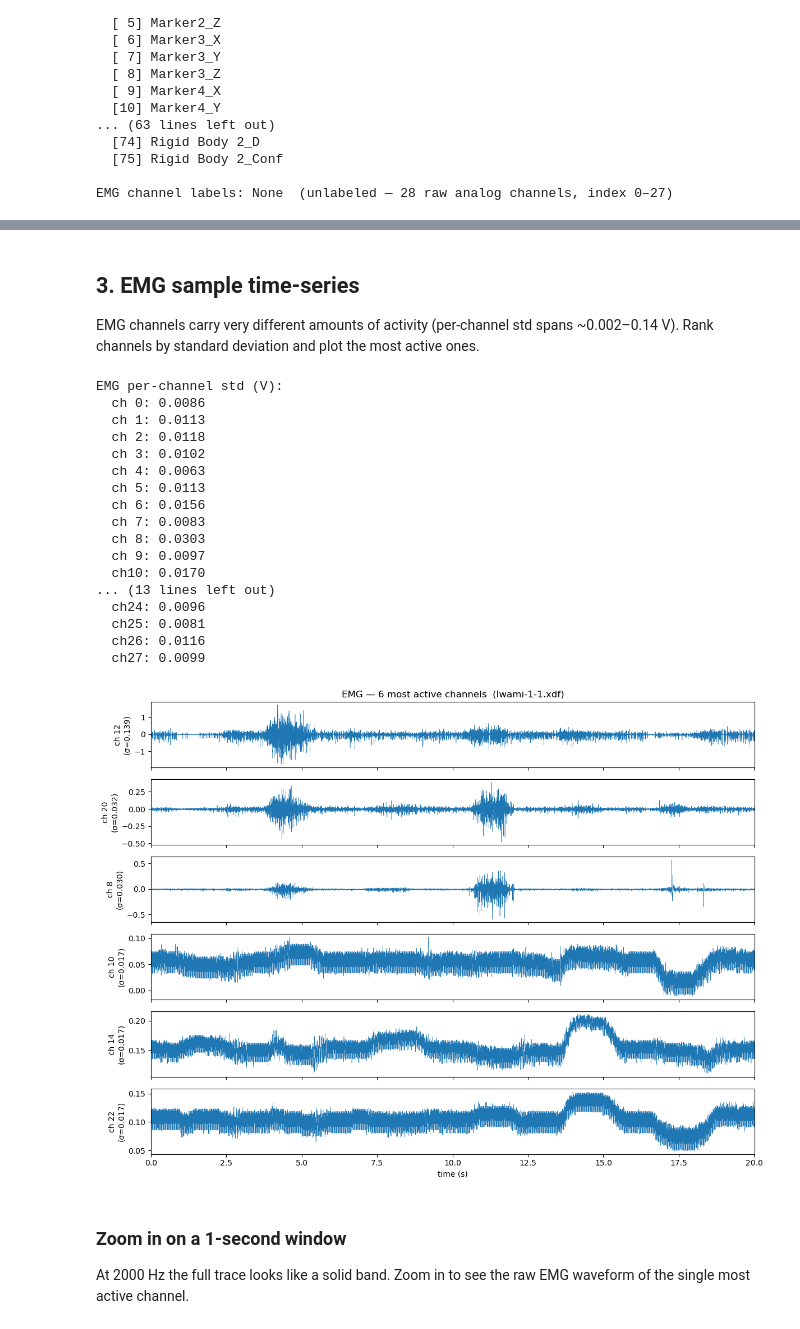
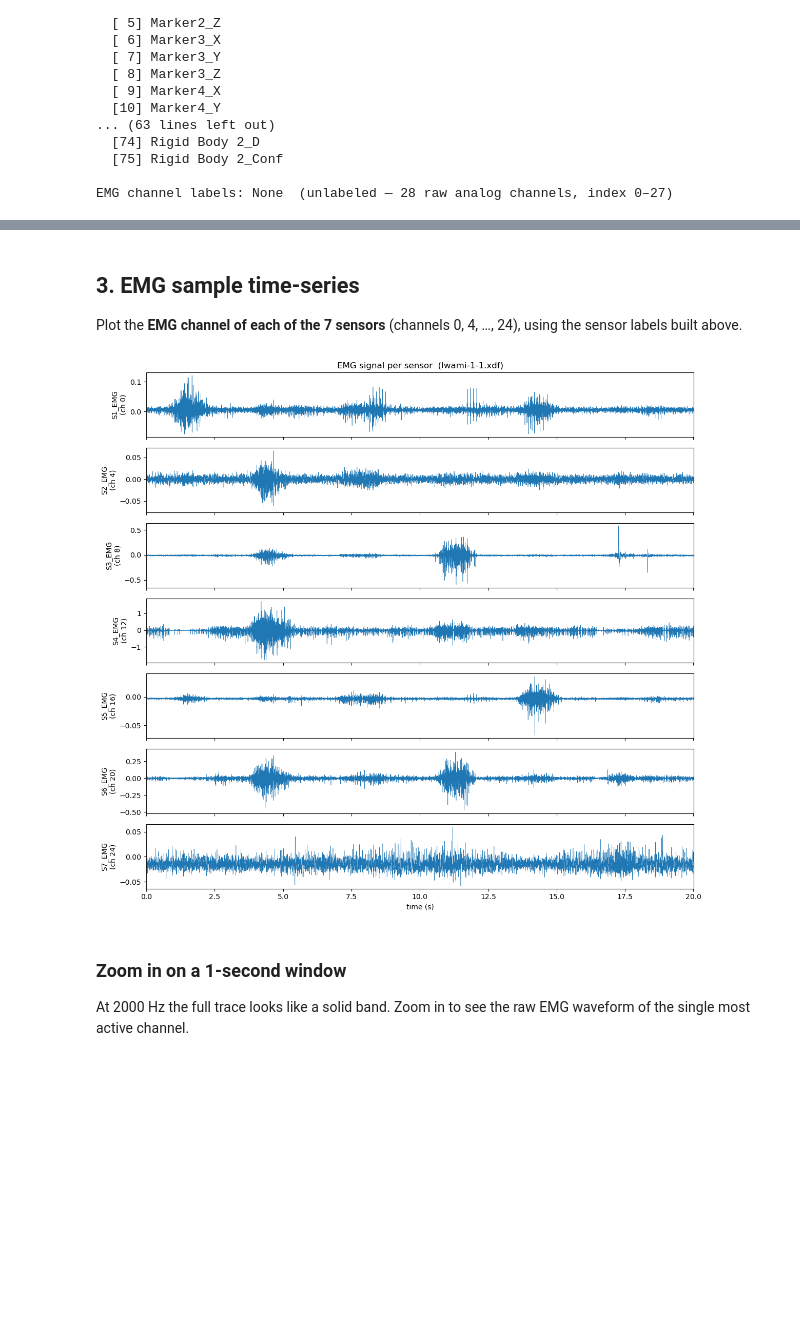
Before and after one commit to Supat/emg-pipeline, a Jupyter notebook: explore_data.ipynb, the cells around one changed output, grey strips where cells are left out. Cells and saved outputs as stored; diff of their text form; code cells hidden in the pictures; blank space fills up the shorter version.

```diff
--- a/explore_data.ipynb
+++ b/explore_data.ipynb
@@ -176,44 +248,21 @@ EMG channel labels: None  (unlabeled — 28 raw analog channels, index 0–27)
 # %% [markdown]
 ## 3. EMG sample time-series
 
-EMG channels carry very different amounts of activity (per-channel std spans ~0.002–0.14 V).
-Rank channels by standard deviation and plot the most active ones.
+Plot the **EMG channel of each of the 7 sensors** (channels 0, 4, …, 24), using the
+sensor labels built above.
 # %%
-ch_std = emg_data.std(axis=0)
-order = np.argsort(ch_std)[::-1]
-print('EMG per-channel std (V):')
-for ch in range(emg_data.shape[1]):
-    print(f'  ch{ch:2d}: {ch_std[ch]:.4f}')
-
-top = order[:6]
-fig, axes = plt.subplots(len(top), 1, figsize=(12, 9), sharex=True)
-for ax, ch in zip(axes, top):
-    ax.plot(emg_t, emg_data[:, ch], lw=0.4)
-    ax.set_ylabel(f'ch {ch}\n(σ={ch_std[ch]:.3f})')
+fig, axes = plt.subplots(N_SENSORS, 1, figsize=(12, 11), sharex=True)
+for ax, s in zip(axes, range(N_SENSORS)):
+    ch = EMG_IDX[s]
+    ax.plot(emg_t, emg_data[:, ch], lw=0.4, color='tab:blue')
+    ax.set_ylabel(f'{emg_ch_labels[ch]}\n(ch {ch})')
     ax.margins(x=0)
-axes[0].set_title(f'EMG — 6 most active channels  ({os.path.basename(SAMPLE_FILE)})')
+axes[0].set_title(f'EMG signal per sensor  ({os.path.basename(SAMPLE_FILE)})')
 axes[-1].set_xlabel('time (s)')
 fig.tight_layout()
 plt.show()
 # %% [output]
-EMG per-channel std (V):
-  ch 0: 0.0086
-  ch 1: 0.0113
-  ch 2: 0.0118
-  ch 3: 0.0102
-  ch 4: 0.0063
-  ch 5: 0.0113
-  ch 6: 0.0156
-  ch 7: 0.0083
-  ch 8: 0.0303
-  ch 9: 0.0097
-  ch10: 0.0170
-... (13 lines left out)
-  ch24: 0.0096
-  ch25: 0.0081
-  ch26: 0.0116
-  ch27: 0.0099
-[figure, old version]
+[figure, new version]
 # %% [markdown]
 ### Zoom in on a 1-second window
 
```
Also changed, not shown: parts of 9 cells of this notebook, 4 other files.
